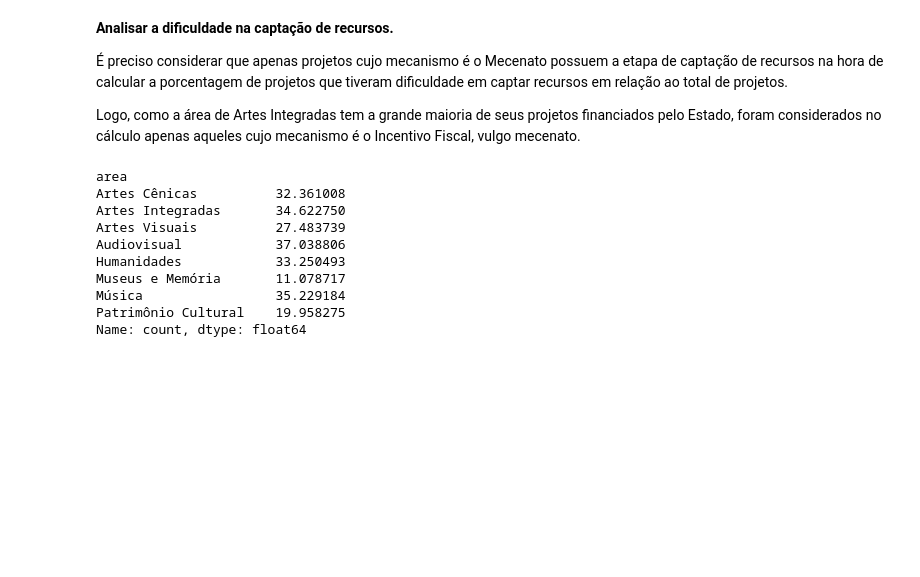
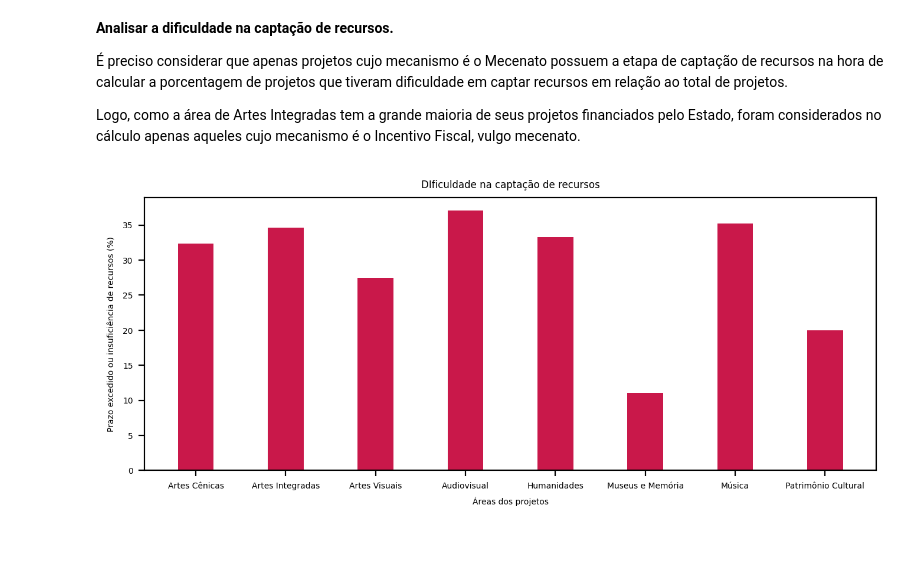
Before and after one commit to lorenaaxbastos/santander-coders-projects, a Jupyter notebook: Unit 2 - Programming Techniques I (PY)/Projeto EDA - Análise do Dataset da Lei Rouanet.ipynb, the cells around one changed output. Cells and saved outputs as stored; diff of their text form; code cells hidden in the pictures; blank space fills up the shorter version.

Commit message:
feat generate graph for 'dificuldade na captação de recursos'

```diff
--- a/Unit 2 - Programming Techniques I (PY)/Projeto EDA - Análise do Dataset da Lei Rouanet.ipynb
+++ b/Unit 2 - Programming Techniques I (PY)/Projeto EDA - Análise do Dataset da Lei Rouanet.ipynb
@@ -562,18 +562,26 @@ situacao_captacao_projetos = ["Arquivado - por excesso de prazo sem captação",
 
 projetos_prazo_captacao_excedido = projetos[(projetos["situacao"].str.contains("|".join(situacao_captacao_projetos)))]
 projetos_via_mecenato = projetos[projetos["mecanismo"] == "Mecenato"]
-projetos_prazo_captacao_excedido["area"].value_counts().sort_index() / projetos_via_mecenato["area"].value_counts().sort_index() * 100
+projetos_prazo_captacao_excedido = projetos_prazo_captacao_excedido["area"].value_counts().sort_index() / projetos_via_mecenato["area"].value_counts().sort_index() * 100
-# %% [output]
-area
-Artes Cênicas          32.361008
-Artes Integradas       34.622750
-Artes Visuais          27.483739
-Audiovisual            37.038806
-Humanidades            33.250493
-Museus e Memória       11.078717
-Música                 35.229184
-Patrimônio Cultural    19.958275
-Name: count, dtype: float64
+# %%
+plt.rcParams.update({"font.size": 5})
+
+plt.figure(figsize=(8, 3), dpi=200)
+plt.title("DIficuldade na captação de recursos")
+
+plt.bar(
+    projetos_prazo_captacao_excedido.index,
+    projetos_prazo_captacao_excedido,
+    color="#c9184a",
+    width=0.4
+)
+
+plt.xlabel("Áreas dos projetos")
+plt.ylabel("Prazo excedido ou insuficiência de recursos (%)")
+
+plt.show()
+# %% [output]
+[figure, added]
 # %% [markdown]
 #####
 # %% [markdown]
```
